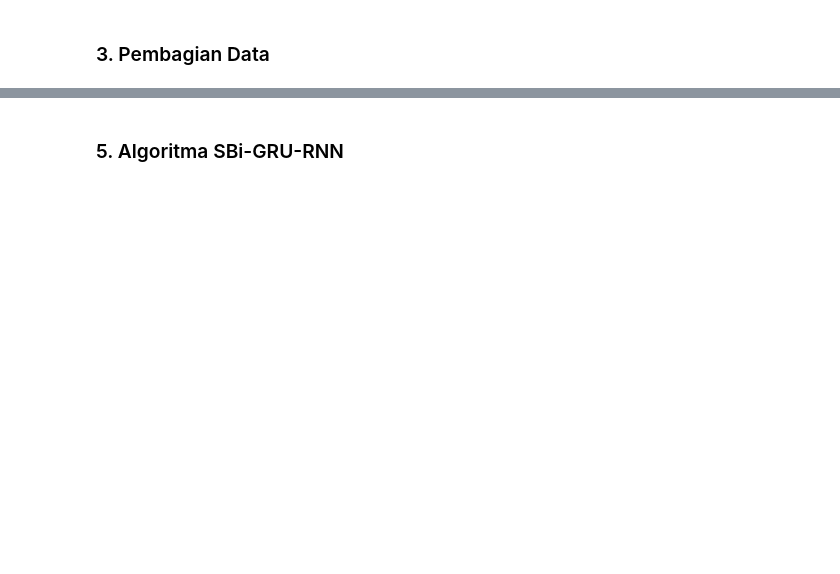
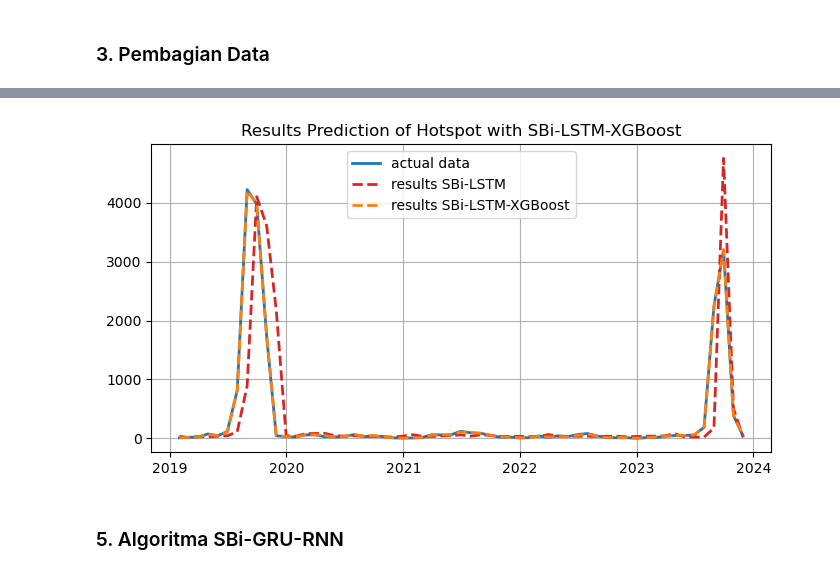
Before and after one commit to kusin/tensorflow-hotspot-v2, a Jupyter notebook: M2.ipynb, the cells around one changed output, grey strips where cells are left out. Cells and saved outputs as stored; diff of their text form; code cells hidden in the pictures; blank space fills up the shorter version.

```diff
--- a/M2.ipynb
+++ b/M2.ipynb
@@ -106,3 +220,26 @@ print(x_test.shape, y_test.shape)
+# %%
+# show result predictions
+lineplot4(
+
+  # sumbu x
+  date=dataset["acq_date"].iloc[216:-1],
+
+  # data actual
+  ytrue=inverse(scaler, y_test.reshape(-1,1)),
+
+  # hasil SBi-LSTM
+  ypred1=inverse(scaler, lstm_predictions.reshape(-1,1)),
+  label1="results SBi-LSTM",
+
+  # hasil SBi-LSTM-XGBoost
+  ypred2=inverse(scaler, lstm_xgb.reshape(-1,1)),
+  label2="results SBi-LSTM-XGBoost",
+
+  # title plot
+  title="Results Prediction of Hotspot with SBi-LSTM-XGBoost"
+)
+# %% [output]
+[figure, added]
 # %% [markdown]
 ### 5. Algoritma SBi-GRU-RNN
 # %%
```
Also changed, not shown: parts of 19 cells of this notebook, 2 other files.
